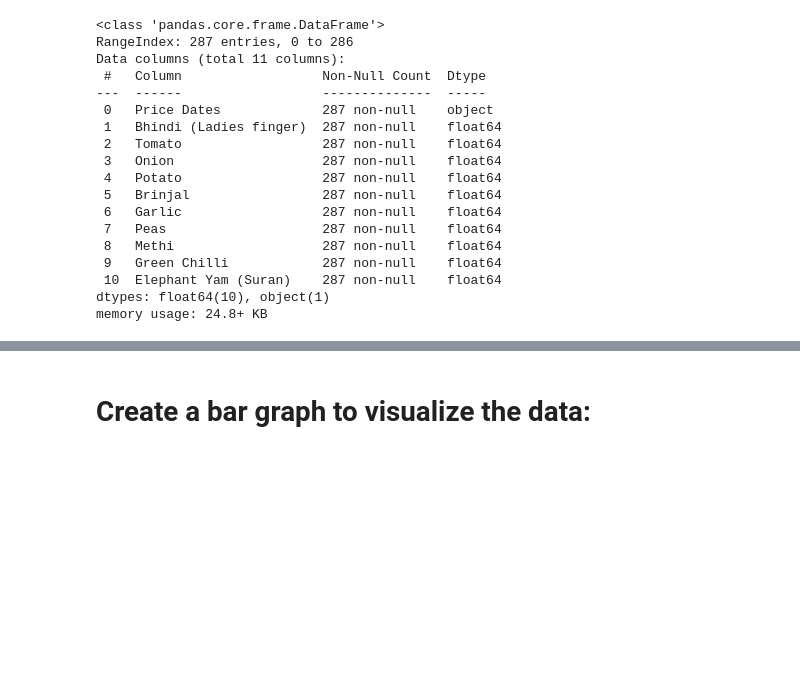
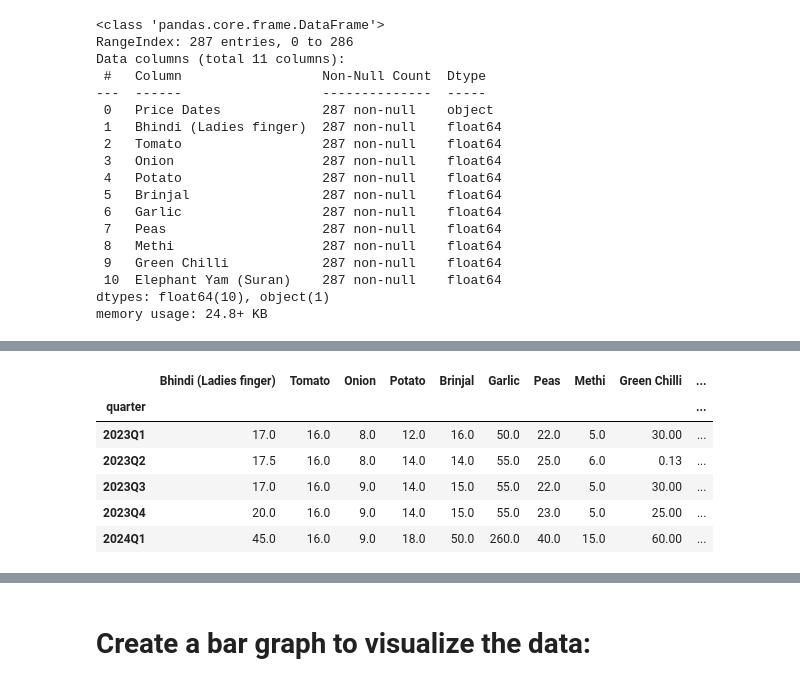
Before and after one commit to MT-Maverick/ExploreAI, a Jupyter notebook: vegetable_prices/notebook.ipynb, the cells around one changed output, grey strips where cells are left out. Drawn from its saved outputs; the diff is of its cells as text; code cells hidden in the pictures; blank space fills up the shorter version.

```diff
--- a/vegetable_prices/notebook.ipynb
+++ b/vegetable_prices/notebook.ipynb
@@ -107,0 +130,10 @@ df_melted = df_melted.reset_index(drop=True)
+# %%
+quarter_lowest_price
+# %% [output]
+|  | Bhindi (Ladies finger) | Tomato | Onion | Potato | Brinjal | Garlic | Peas | Methi | Green Chilli | ... |
+| quarter |  |  |  |  |  |  |  |  |  | ... |
+| 2023Q1 | 17.0 | 16.0 | 8.0 | 12.0 | 16.0 | 50.0 | 22.0 | 5.0 | 30.00 | ... |
+| 2023Q2 | 17.5 | 16.0 | 8.0 | 14.0 | 14.0 | 55.0 | 25.0 | 6.0 | 0.13 | ... |
+| 2023Q3 | 17.0 | 16.0 | 9.0 | 14.0 | 15.0 | 55.0 | 22.0 | 5.0 | 30.00 | ... |
+| 2023Q4 | 20.0 | 16.0 | 9.0 | 14.0 | 15.0 | 55.0 | 23.0 | 5.0 | 25.00 | ... |
+| 2024Q1 | 45.0 | 16.0 | 9.0 | 18.0 | 50.0 | 260.0 | 40.0 | 15.0 | 60.00 | ... |
```
Also changed, not shown: parts of 14 cells of this notebook.
